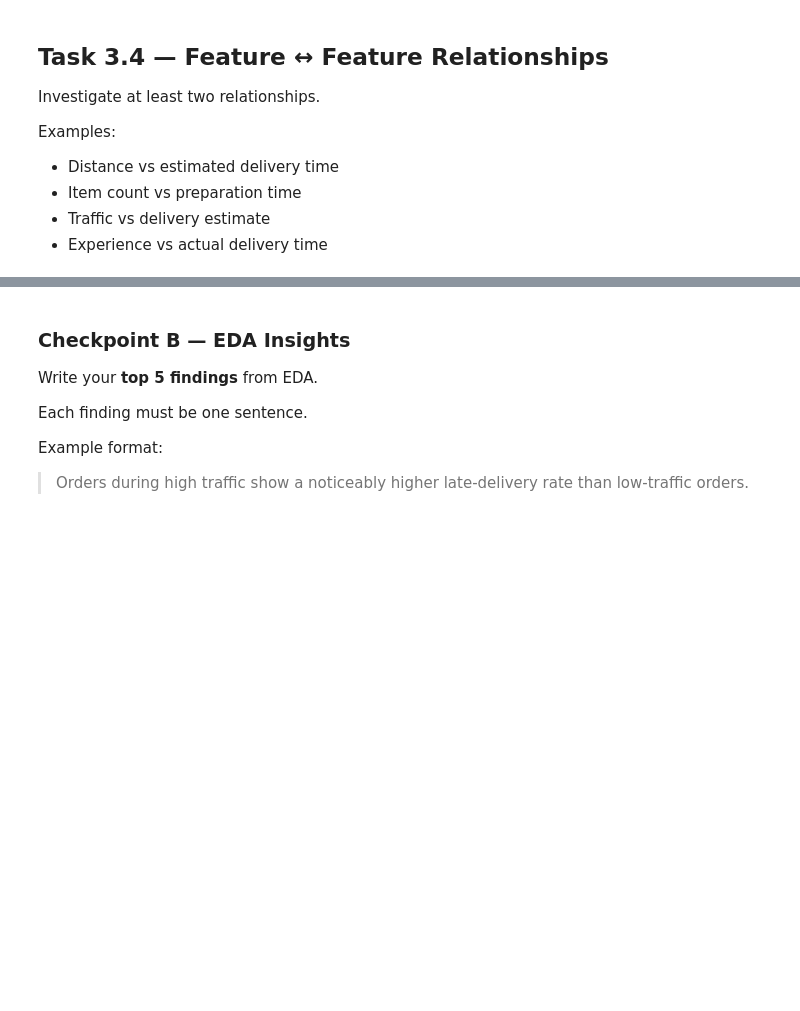
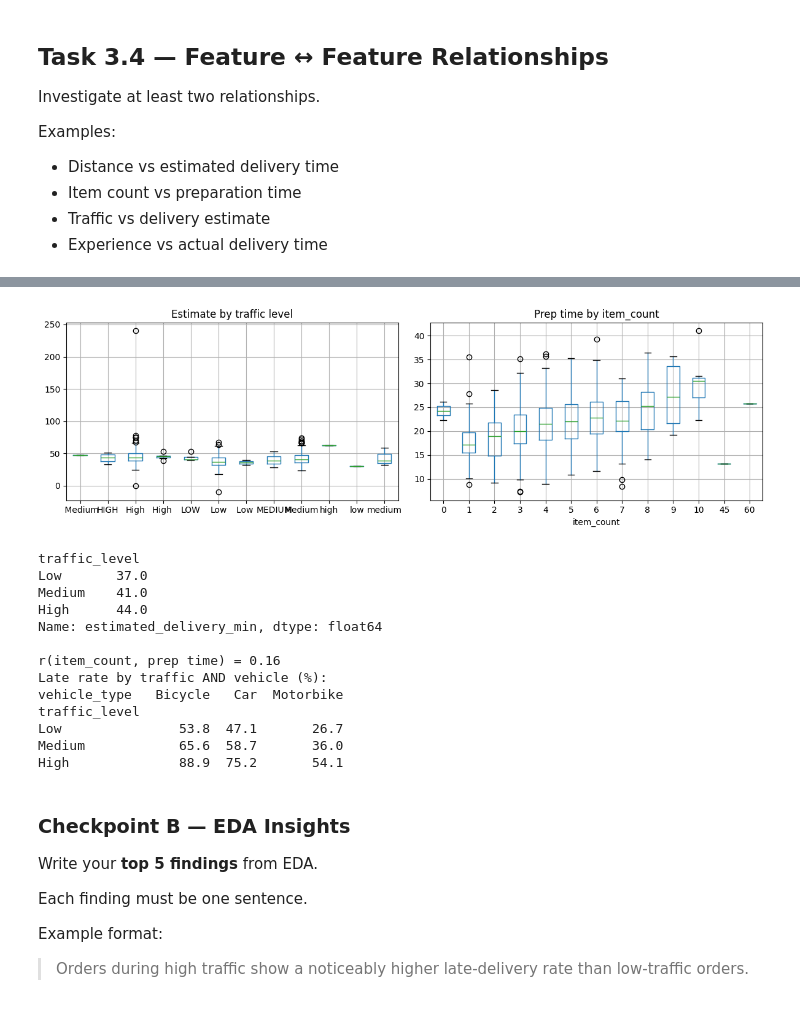
Before and after one commit to Reemahru/FoodDeliveryOperations, a Jupyter notebook: Food_Delivery_Data_Challenge_Student_ADVANCED_(1).ipynb, the cells around one changed output, grey strips where cells are left out. Saved outputs shown, nothing was run; the diff lists cells and outputs as text; code cells hidden in the pictures; blank space fills up the shorter version.

```diff
--- a/Food_Delivery_Data_Challenge_Student_ADVANCED_(1).ipynb
+++ b/Food_Delivery_Data_Challenge_Student_ADVANCED_(1).ipynb
@@ -865,3 +874,30 @@ Examples:
+# %%
+# TODO 3.4 — Relationship 2
+fig, axes = plt.subplots(1, 2, figsize=(12, 4))
+df.boxplot(column="estimated_delivery_min", by="traffic_level", ax=axes[0], positions=None)
+axes[0].set_title("Estimate by traffic level"); axes[0].set_xlabel("")
+df.boxplot(column="estimated_prep_min", by="item_count", ax=axes[1])
+axes[1].set_title("Prep time by item_count"); axes[1].set_xlabel("item_count")
+plt.suptitle(""); plt.tight_layout(); plt.show()
+print(df.groupby("traffic_level")["estimated_delivery_min"].median().loc[["Low", "Medium", "High"]].round(1))
+print("\nr(item_count, prep time) = %.2f" % df["item_count"].corr(df["estimated_prep_min"]))
+print("Late rate by traffic AND vehicle (%):")
+print((df.pivot_table(index="traffic_level", columns="vehicle_type", values="late_delivery", aggfunc="mean").loc[["Low","Medium","High"]] * 100).round(1))
+# %% [output]
+[figure, added]
+traffic_level
+Low       37.0
+Medium    41.0
+High      44.0
+Name: estimated_delivery_min, dtype: float64
+
+r(item_count, prep time) = 0.16
+Late rate by traffic AND vehicle (%):
+vehicle_type   Bicycle   Car  Motorbike
+traffic_level
+Low               53.8  47.1       26.7
+Medium            65.6  58.7       36.0
+High              88.9  75.2       54.1
 # %% [markdown]
 ### Checkpoint B — EDA Insights
 
```
Also changed, not shown: parts of 3 cells of this notebook.
